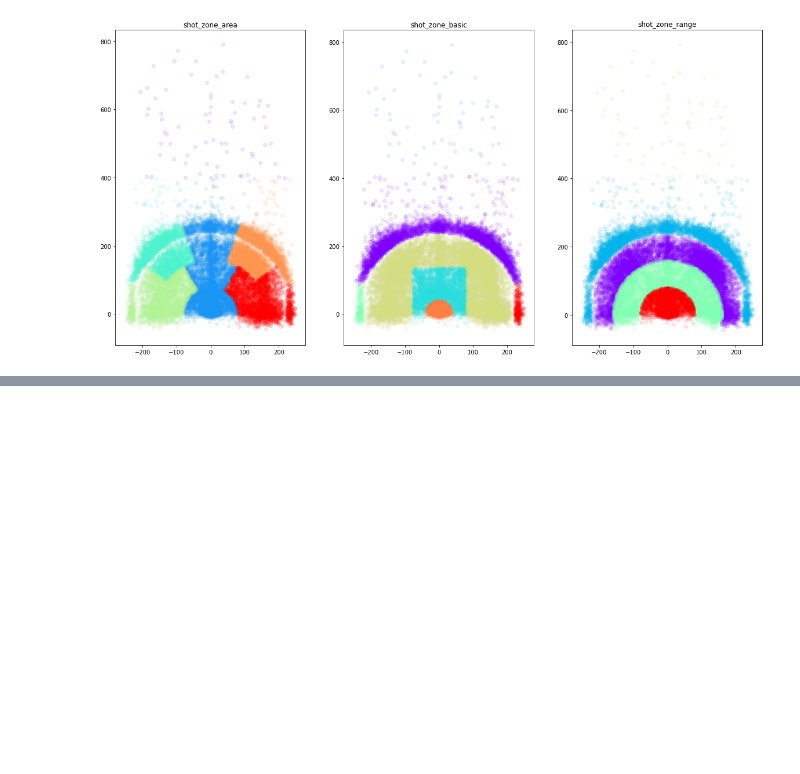
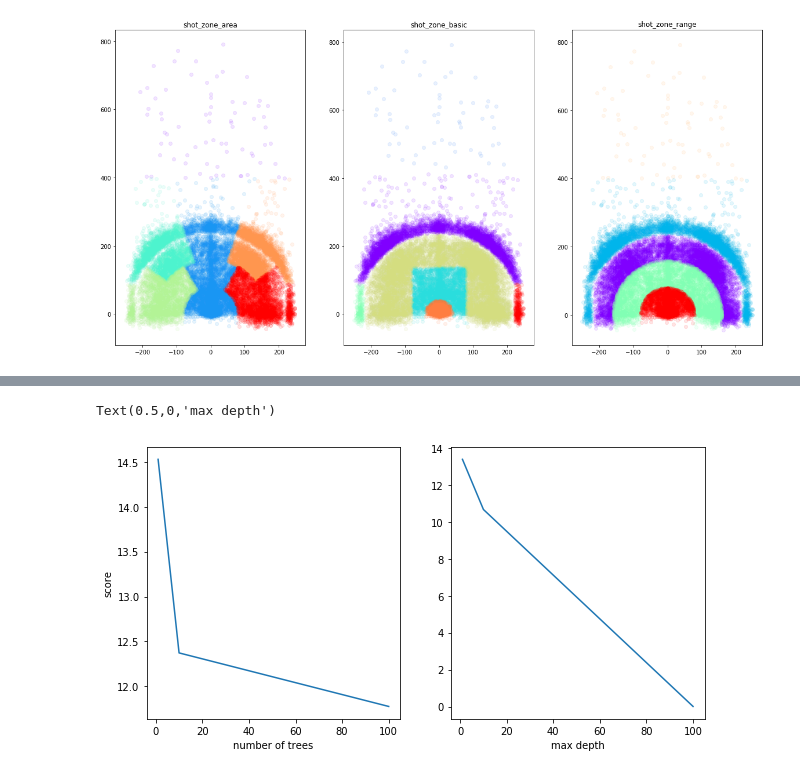
Before and after one commit to zuocaijian/AINotes, a Jupyter notebook: 分析科比生涯数据.ipynb, the cells around one changed output, grey strips where cells are left out. Drawn from its saved outputs; the diff is of its cells as text; code cells hidden in the pictures; blank space fills up the shorter version.

```diff
--- a/分析科比生涯数据.ipynb
+++ b/分析科比生涯数据.ipynb
@@ -204,3 +204,8 @@ Name: combined_shot_type, dtype: int64
 | 7 | 0 | 0 | 0 | 1 | ... |
 | 8 | 0 | 0 | 0 | 1 | ... |
 | 9 | 0 | 0 | 0 | 1 | ... |
+# %%
+categorical_vars = ['action_type', 'combined_shot_type', 'shot_type', 'opponent', 'period', 'season']
+for var in categorical_vars:
+    raw = pd.concat([raw, pd.get_dummies(raw[var], prefix=var)], 1)
+    raw = raw.drop(var, 1)
@@ -206,0 +229,6 @@ Name: combined_shot_type, dtype: int64
+# %%
+train_kobe = raw[pd.notnull(raw['shot_made_flag'])]
+train_label = train_kobe['shot_made_flag']
+train_kobe = train_kobe.drop('shot_made_flag', 1)
+test_kobe = raw[pd.isnull(raw['shot_made_flag'])]
+test_kobe = test_kobe.drop('shot_made_flag', 1)
@@ -206,0 +315,14 @@ Name: combined_shot_type, dtype: int64
+# %%
+plt.figure(figsize=(10, 5))
+plt.subplot(1, 2, 1)
+plt.plot(range_n, scores_n)
+plt.xlabel('number of trees')
+plt.ylabel('score')
+
+plt.subplot(1, 2, 2)
+plt.plot(range_m, scores_m)
+plt.xlabel('max depth')
+plt.ylabel('score')
+# %% [output]
+Text(0.5,0,'max depth')
+[figure, added]
```
Also changed, not shown: parts of 11 cells of this notebook, 1 other file.
